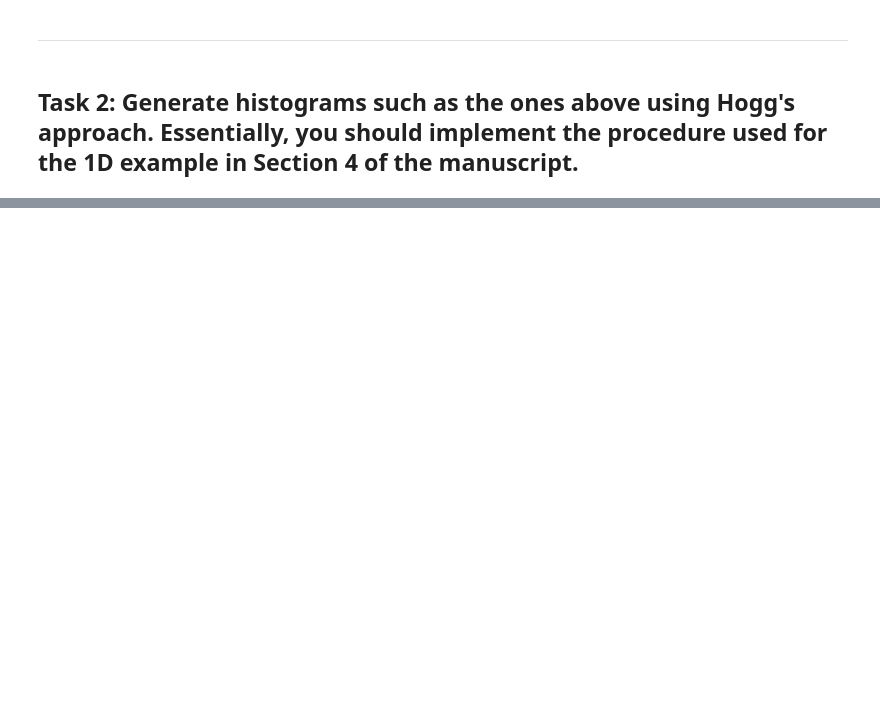
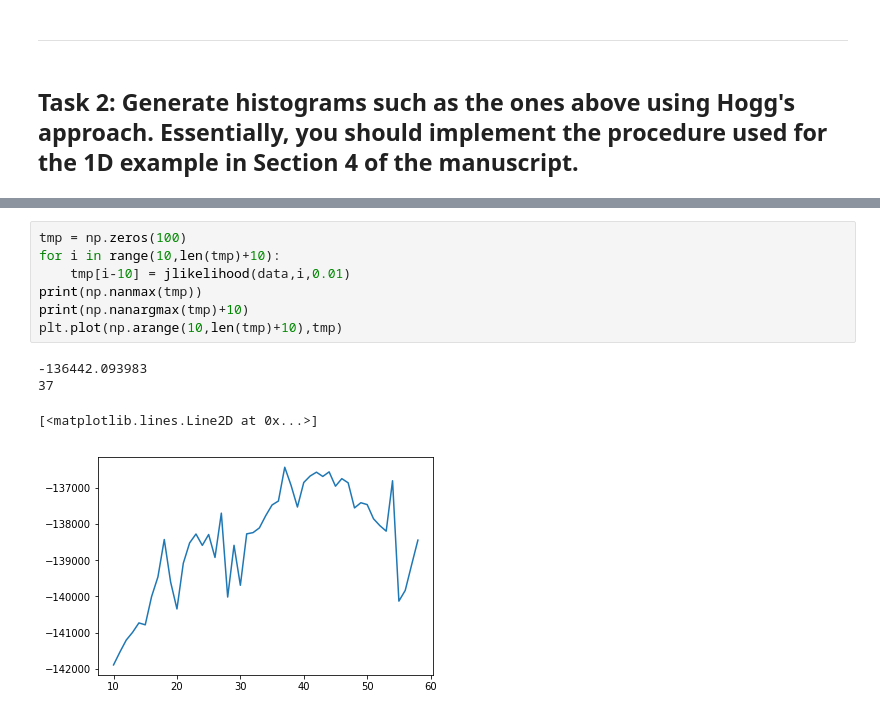
Before and after one commit to chenshaoyu1995/SciViz, a Jupyter notebook: hw2/assignment 3 HW-plotting.ipynb, the cells around one changed output, grey strips where cells are left out. Saved outputs shown, nothing was run; the diff lists cells and outputs as text; blank space fills up the shorter version.

```diff
--- a/hw2/assignment 3 HW-plotting.ipynb
+++ b/hw2/assignment 3 HW-plotting.ipynb
@@ -90,0 +131,12 @@ plt.hist(data, bins=np.arange(min(data), max(data) + binwidth, binwidth))
+# %%
+tmp = np.zeros(100)
+for i in range(10,len(tmp)+10):
+    tmp[i-10] = jlikelihood(data,i,0.01)
+print(np.nanmax(tmp))
+print(np.nanargmax(tmp)+10)
+plt.plot(np.arange(10,len(tmp)+10),tmp)
+# %% [output]
+-136442.093983
+37
+[<matplotlib.lines.Line2D at 0x...>]
+[figure, added]
```
Also changed, not shown: parts of 10 cells of this notebook, 2 other files.
